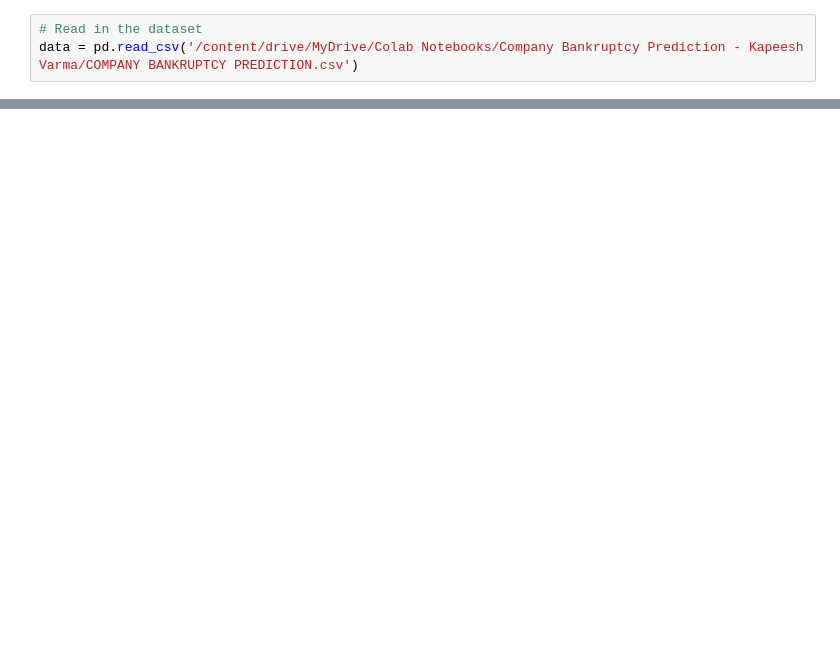
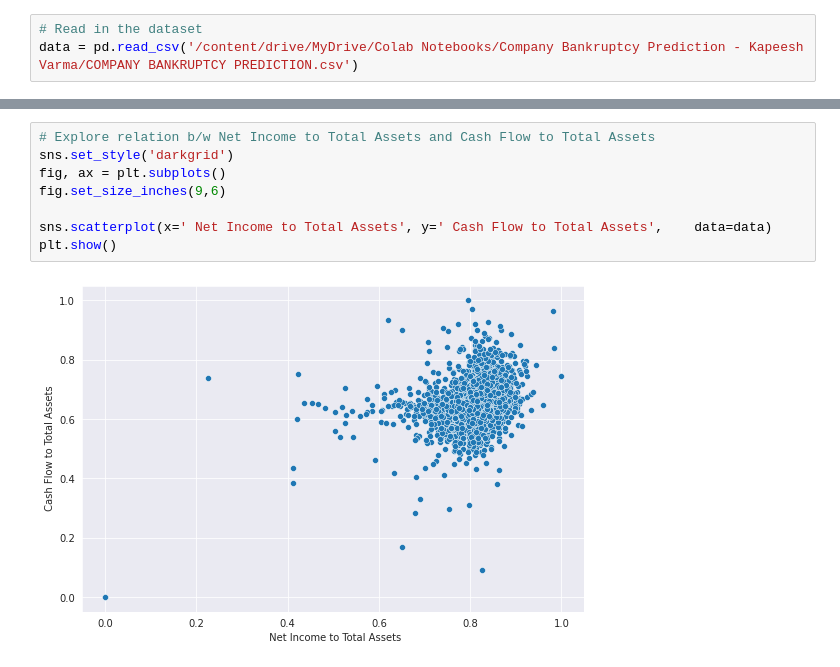
Before and after one commit to kapeeshvarma/Company-Bankruptcy-Prediction, a Jupyter notebook: Company_Bankruptcy_Prediction_Capstone_Project.ipynb, the cells around one changed output, grey strips where cells are left out. Cells and saved outputs as stored; diff of their text form; blank space fills up the shorter version.

```diff
--- a/Company_Bankruptcy_Prediction_Capstone_Project.ipynb
+++ b/Company_Bankruptcy_Prediction_Capstone_Project.ipynb
@@ -36,0 +74,10 @@ data.head(5)
+# %%
+# Explore relation b/w Net Income to Total Assets and Cash Flow to Total Assets
+sns.set_style('darkgrid')
+fig, ax = plt.subplots()
+fig.set_size_inches(9,6)
+
+sns.scatterplot(x=' Net Income to Total Assets', y=' Cash Flow to Total Assets',	data=data)
+plt.show()
+# %% [output]
+[figure, added]
```
Also changed, not shown: parts of 15 cells of this notebook.
